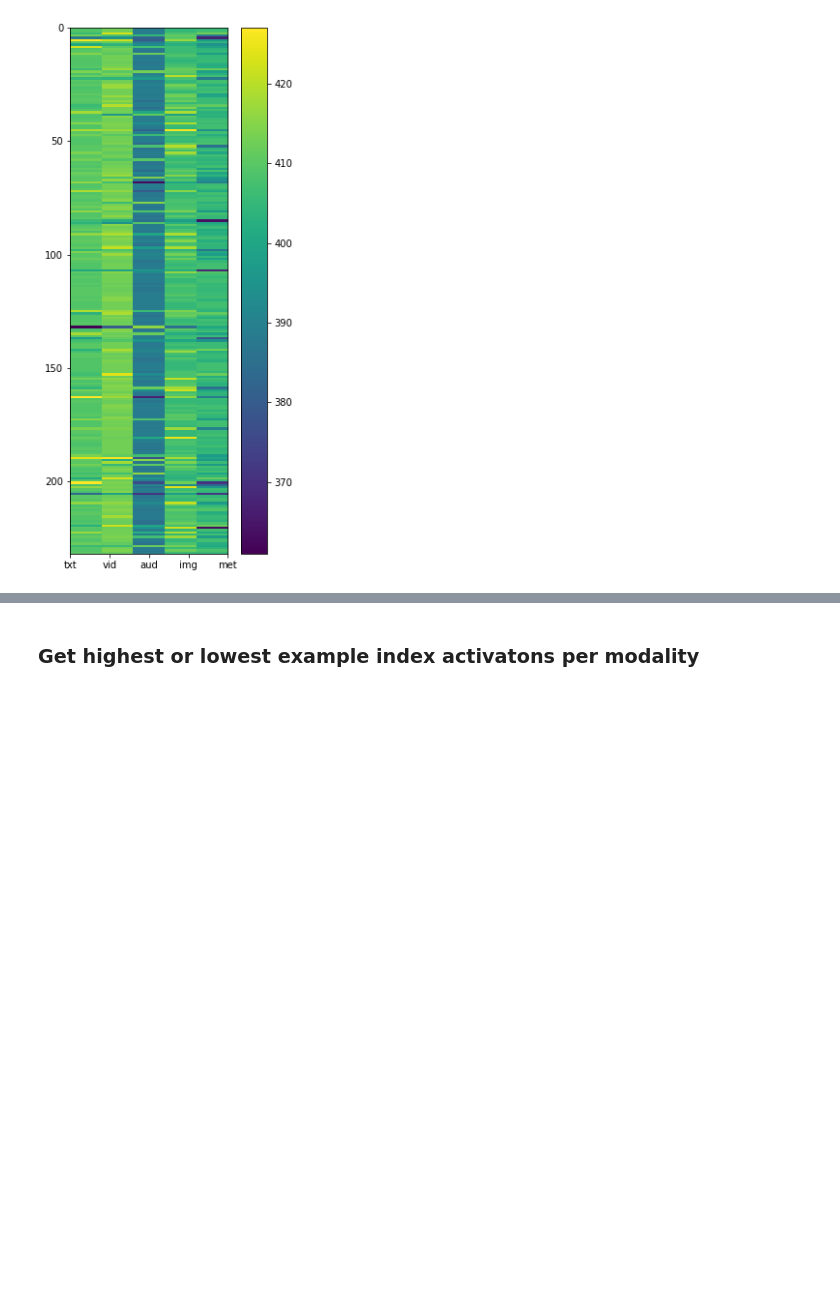
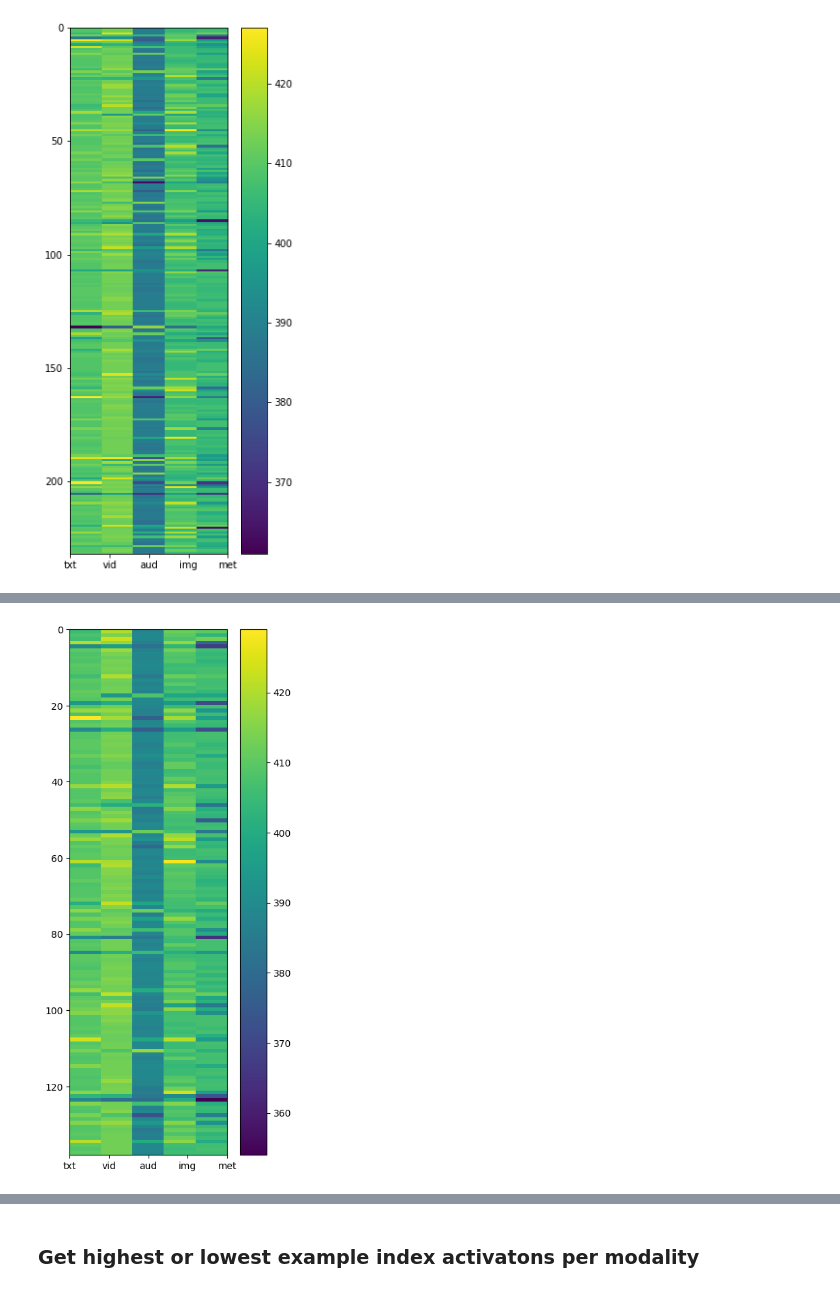
Before and after one commit to IsaacRodgz/multimodal-transformers-movies, a Jupyter notebook: Analysis.ipynb, the cells around one changed output, grey strips where cells are left out. Cells and saved outputs as stored; diff of their text form; code cells hidden in the pictures; blank space fills up the shorter version.

```diff
--- a/Analysis.ipynb
+++ b/Analysis.ipynb
@@ -201,0 +279,5 @@ ax.set_xticklabels(modality_xticks);
+# %%
+with open("model_save_mmtr/moviescope_VideoTextAudioPosterMetaGMUSeed5_mmtr_model_run/test_labels.txt", "r") as f:
+    label_names = f.readlines()[0].split(" ")
+
+ground_truth_labels = load_labels("model_save_mmtr/moviescope_VideoTextPosterMetaGMUSeed5_mmtr_model_run/test_labels_pred.txt")
@@ -201,0 +300,25 @@ ax.set_xticklabels(modality_xticks);
+# %%
+genre = 'Horror'
+genre_idx = label_names.index(genre)
+
+genre_examples_idx = np.argwhere((ground_truth_labels[:, genre_idx] == 1) == True)
+genre_examples_idx = np.squeeze(genre_examples_idx, axis=1)
+
+genre_modality_dist = modality_dist[genre_examples_idx]
+# %%
+def forceAspect(ax,aspect):
+    im = ax.get_images()
+    extent =  im[0].get_extent()
+    ax.set_aspect(abs((extent[1]-extent[0])/(extent[3]-extent[2]))/aspect)
+    plt.colorbar()
+
+fig = plt.figure()
+fig.set_size_inches(5,10)
+ax = fig.add_subplot(111)
+
+img = plt.imshow(genre_modality_dist, extent=[0,4,genre_modality_dist.shape[0]-1,0])
+forceAspect(ax, aspect=0.3)
+modality_xticks = ['txt','vid','aud','img', 'met']
+ax.set_xticklabels(modality_xticks);
+# %% [output]
+[figure, added]
```
Also changed, not shown: parts of 201 cells of this notebook, 1 other file.
